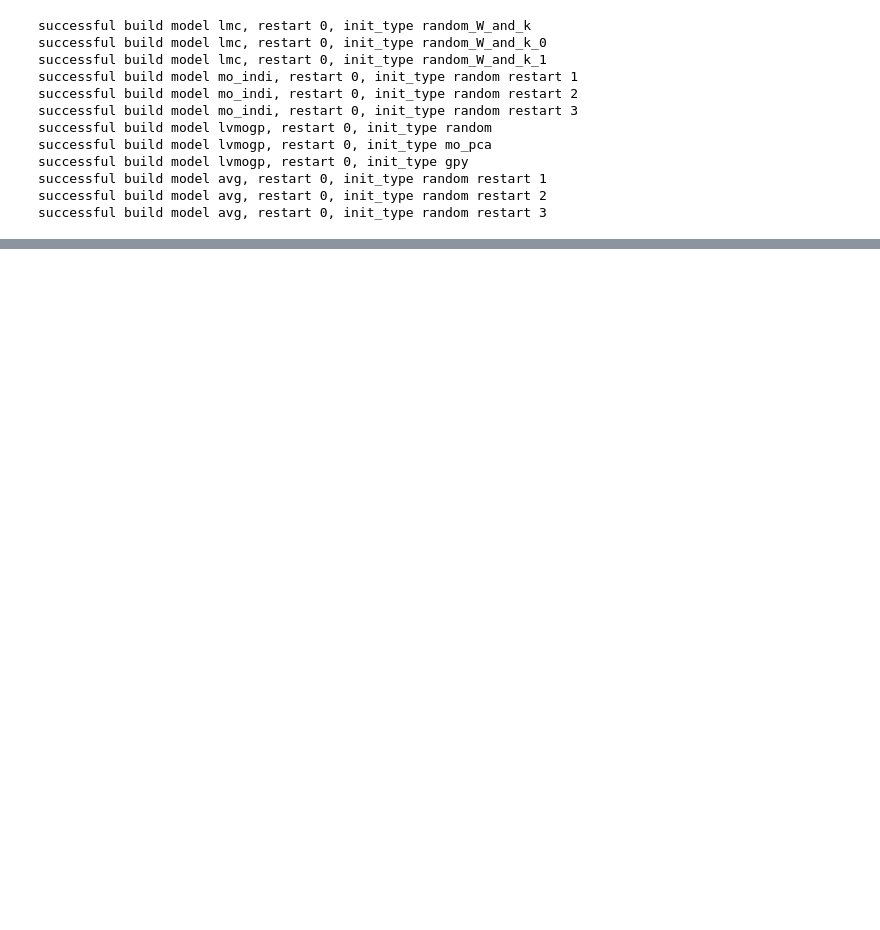
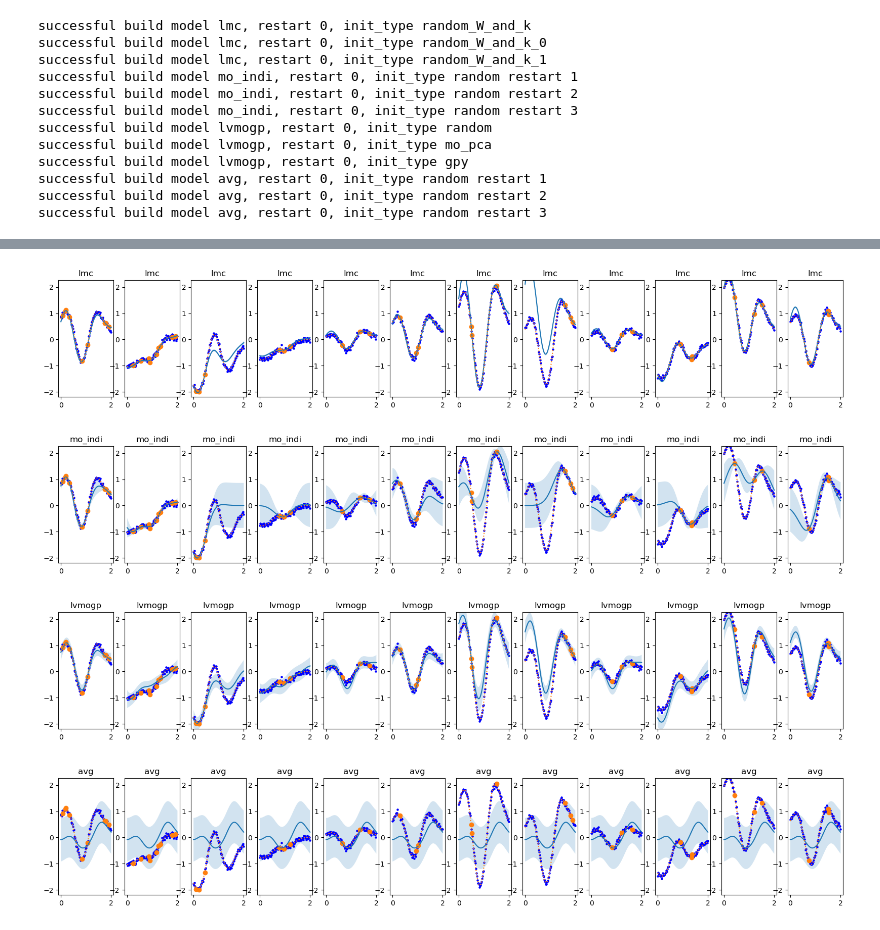
Before and after one commit to RSedgwick/TLGPs, a Jupyter notebook: model_learning_curves/learning_curves.ipynb, the cells around one changed output, grey strips where cells are left out. Saved outputs shown, nothing was run; the diff lists cells and outputs as text; code cells hidden in the pictures; blank space fills up the shorter version.

Commit message:
new notebook demonstrating how LMC can predict perfectly on noiseless data

```diff
--- a/model_learning_curves/learning_curves.ipynb
+++ b/model_learning_curves/learning_curves.ipynb
@@ -136,9 +152,12 @@ model_x_news = {'avg': x_new, 'mo_indi': x_new_lmc, 'lmc': x_new_lmc, 'lvmogp':
 
 # get the true data values at the grid points
 ys_new = []
+fs_new = []
 for fun in test_fun.functions:
-    y_new, _ = fun.predict_y(x_new.reshape(100, 1))
+    f_new, _ = fun.predict_y(x_new.reshape(100, 1))
+    y_new = test_fun.function_with_noise(fun, x_new.reshape(100, 1), test_fun.noise)
     ys_new.append(y_new)
+    fs_new.append(f_new)
 
 res_dfs = []
 for model_name, model in final_models_dict.items():
@@ -155,33 +174,39 @@ for model_name, model in final_models_dict.items():
             idx = range(len(x_new))
         else:
             idx = range(n_points*i, n_points*(i+1))
         mu = pred_mu.numpy()[idx].flatten()
         axs[i].plot(x_new, pred_mu.numpy()[idx].flatten())
         axs[i].fill_between(x_new.flatten(), pred_mu.numpy()[idx].flatten()+ np.sqrt(pred_var.numpy()[idx].flatten()),
                             pred_mu.numpy()[idx].flatten() - np.sqrt(pred_var.numpy()[idx].flatten()), alpha=0.2)
-        axs[i].plot(x_new, ys_new[i].numpy(), linestyle=':')
+        axs[i].plot(x_new, fs_new[i].numpy(), linestyle=':')
+        axs[i].scatter(x_new,ys_new[i].numpy(), s=5, color='blue')
         idx_train = np.where([test_fun.fun_no==fun_no])[1]
         axs[i].scatter(test_fun.X[idx_train], test_fun.y[idx_train])
         axs[i].set_ylim(np.min(data_y)-0.2, np.max(data_y)+0.2)
         axs[i].set_title(model_name)
         sig2 = pred_var.numpy()[idx].flatten()
         nlpds = get_nlpd(mu, sig2,  ys_new[i].numpy().flatten())
         abs_errors = get_abs_error(mu, ys_new[i].numpy().flatten())
         NLPDs.append(nlpds)
         RMSEs.append(abs_errors)
         if fun_no >= (n_fun - n_new_funs):
             # print(fun_no)
             NLPDs_new_only.append(nlpds)
             RMSEs_new_only.append(abs_errors)
     nlpd = np.mean(NLPDs)
     rmse = np.sqrt(np.mean(np.square(RMSEs)))
     nlpd_new_only = np.mean(NLPDs_new_only)
     rmse_new_only = np.sqrt(np.mean(np.square(RMSEs_new_only)))
     row_df = pd.DataFrame(data=[[model_name, nlpd, rmse, nlpd_new_only, rmse_new_only,
                                 model.maximum_log_likelihood_objective().numpy()]],
                           columns=['model', 'nlpd', 'rmse', 'nlpd_new_surface', 'rmse_new_surface',  'lml'])
     res_dfs.append(row_df)
 
 results_df = pd.concat(res_dfs)
+# %% [output]
+[figure, added]
+[figure, added]
+[figure, added]
+[figure, added]
 # %%
 plot_lmls(lmls)
```
Also changed, not shown: parts of 6 cells of this notebook, 5 other files.
